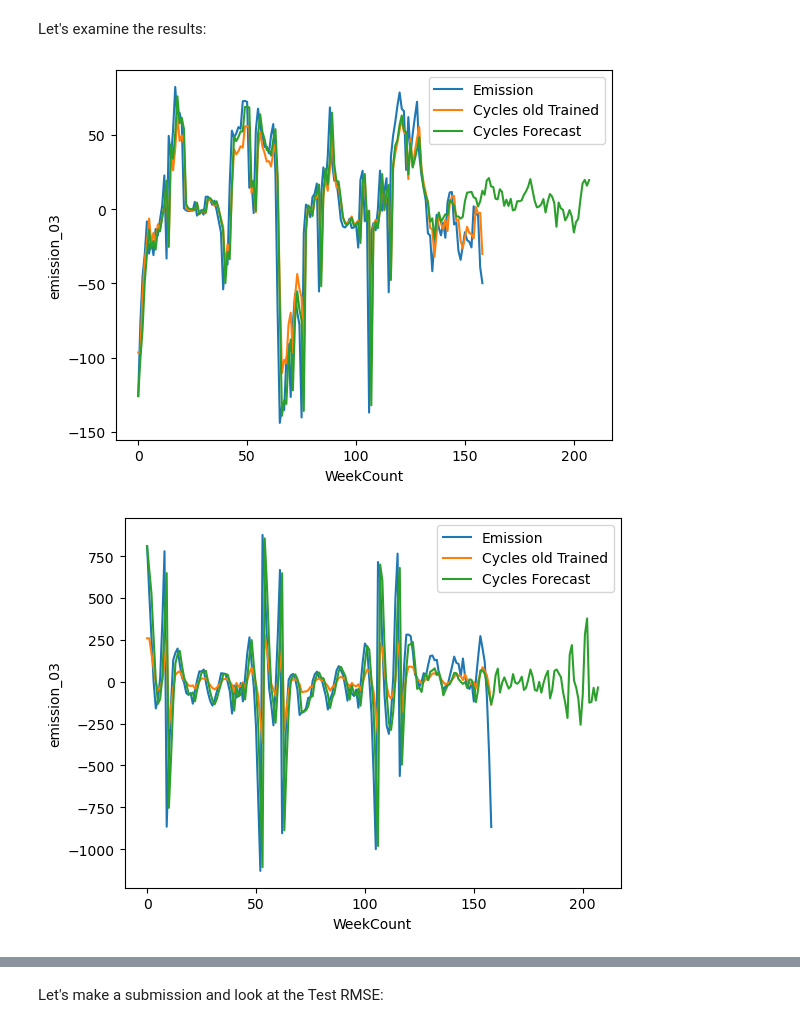
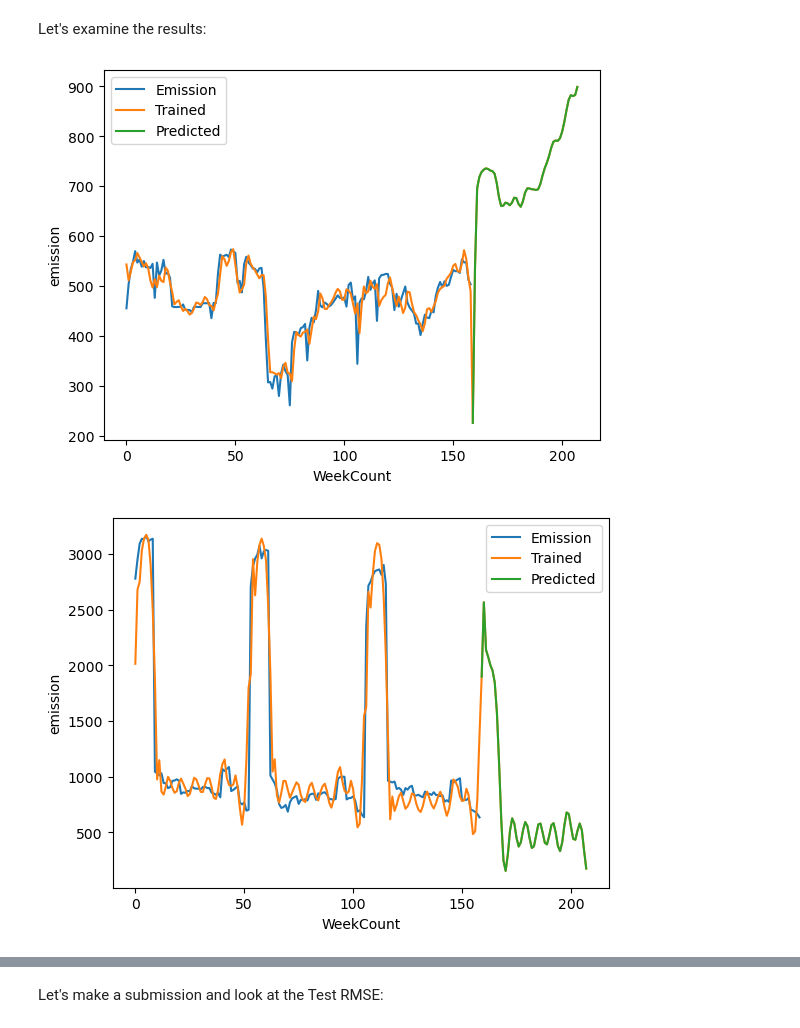
Before and after one commit to NickVasenkov/CO2-Emissions, a Jupyter notebook: CO2 Emissions 2.ipynb, the cells around one changed output, grey strips where cells are left out. Cells and saved outputs as stored; diff of their text form; code cells hidden in the pictures.

```diff
--- a/CO2 Emissions 2.ipynb
+++ b/CO2 Emissions 2.ipynb
@@ -774 +775,9 @@ Wall time: 4.28 s
+# %%
+# Fill mising lags with 0's
+for data in[train, cv, train_and_cv, test]:
+    data.fillna(0, inplace=True)
+
+
+# For the test set, we'll need to subtract Trend and Seasonality:
+test['emission_03_lag_1'] = test['emission_03_lag_1'] - test['Trend'] - test['Seasonality']
 # %% [markdown]
@@ -809,10 +818,9 @@ Let's look at the results at our top three Locations:
 # %%
 for location in top_three_locations:
     sns.lineplot(data = pd.concat([train[train['Location'] == location],cv[cv['Location'] == location]]),
-                 x='WeekCount', y='emission_03', label='Emission')
+                 x='WeekCount', y='emission_03', label='Emission residue')
     sns.lineplot(data = pd.concat([train[train['Location'] == location],
-                                   cv[cv['Location'] == location],
-                                  test[test['Location'] == location]]),
+                                   cv[cv['Location'] == location]]),
                                   x='WeekCount', y='Cycles', label='Trained')
     sns.lineplot(data = cv[cv['Location'] == location], x='WeekCount', y='Cycles', label='Predicted')
     plt.show()
@@ -894,7 +886,8 @@ After calculation, let's load files back:
-# %%
-train = pd.read_csv('new_datasets/train_02_04_result.csv', index_col='ID_LAT_LON_YEAR_WEEK')
-cv = pd.read_csv('new_datasets/cv_02_04_result.csv', index_col='ID_LAT_LON_YEAR_WEEK')
-test = pd.read_csv('new_datasets/test_02_04_result.csv', index_col='ID_LAT_LON_YEAR_WEEK')
-
-test['Cycles_forecast'] = test['Cycles']
-test = test.drop('Cycles', axis=1)
+# %%
+for data in [train, cv, train_and_cv]:
+    data['emission_' + study_number] = data['emission'] - data['Trend'] - data['Seasonality'] - data['Cycles']
+    data['emission_pred_' + study_number] = data['Trend'] + data['Seasonality'] + data['Cycles']
+
+test['emission_pred_' + study_number] = test['Trend'] + test['Seasonality'] + test['Cycles']
+
+train.head()
@@ -901,18 +902,16 @@ test = test.drop('Cycles', axis=1)
 # %% [markdown]
 Let's examine the results:
 # %%
+%%time
+
 for location in top_three_locations:
-    sns.lineplot(data = pd.concat([train[train['Location'] == location],cv[cv['Location'] == location]]),
-                 x='WeekCount', y='emission_03', label='Emission')
-    sns.lineplot(data = pd.concat([train[train['Location'] == location],
-                                   cv[cv['Location'] == location],
+    sns.lineplot(data = train_and_cv[train_and_cv['Location'] == location],
+                 x='WeekCount', y='emission', label='Emission')
+    sns.lineplot(data = pd.concat([train_and_cv[train_and_cv['Location'] == location],
                                   test[test['Location'] == location]]),
-                                  x='WeekCount', y='Cycles', label='Cycles old Trained')
-    sns.lineplot(data = pd.concat([train[train['Location'] == location],
-                                   cv[cv['Location'] == location],
-                                  test[test['Location'] == location]]),
-                                  x='WeekCount', y='Cycles_forecast', label='Cycles Forecast')
+                                  x='WeekCount', y='emission_pred_04', label='Trained')
+    sns.lineplot(data = test[test['Location'] == location], x='WeekCount', y='emission_pred_04', label='Predicted')
     plt.show()
 # %% [output]
-[figure, old version]
+[figure, new version]
-[figure, old version]
+[figure, new version]
```
Also changed, not shown: parts of 57 cells of this notebook, 55 other files.
